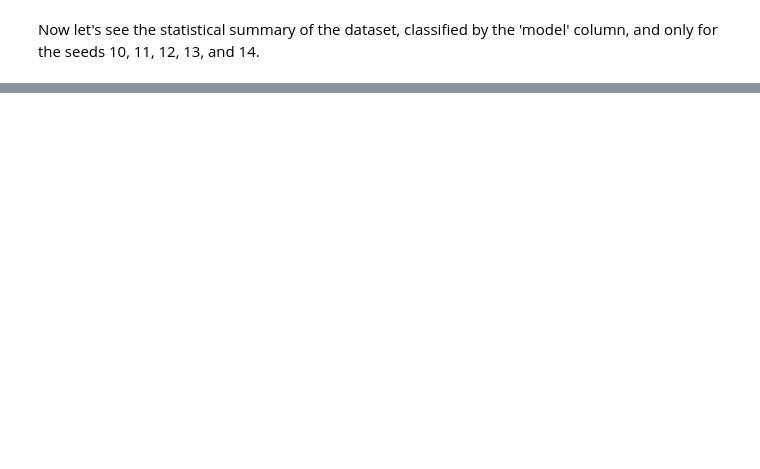
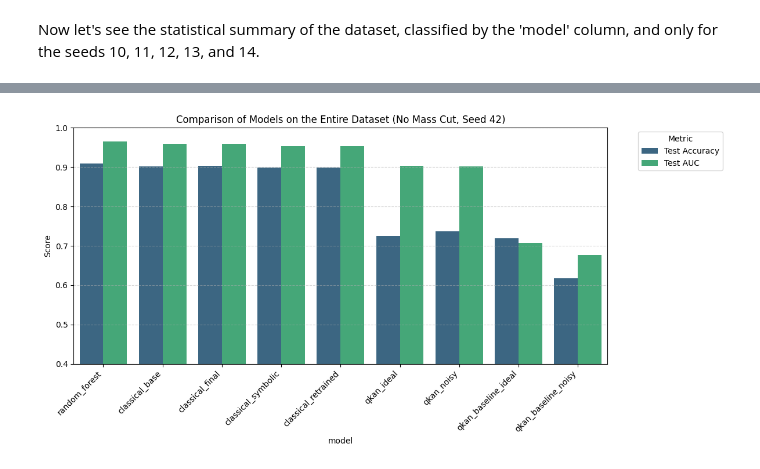
Before and after one commit to Jorge-1501/QKANs-ML4SCI_2026, a Jupyter notebook: notebooks/Results.ipynb, the cells around one changed output, grey strips where cells are left out. Drawn from its saved outputs; the diff is of its cells as text; code cells hidden in the pictures; blank space fills up the shorter version.

```diff
--- a/notebooks/Results.ipynb
+++ b/notebooks/Results.ipynb
@@ -109,0 +399,8 @@ los límites del logit $[-1, 1]$ se mapean exclusivamente dentro del intervalo $
+# %%
+# Filter metrics for the non-mass-cut full dataset run (seed 42)
+df_no_cut = df[df['apply_mass_cut'] == False].reset_index(drop=True)
+
+# Select relevant columns for comparison
+compare_cols = ['model', 'Test Accuracy', 'Test AUC', 'Test F1 Score', 'Test Loss', 'Test Precision', 'Test Recall']
+summary_no_cut = df_no_cut[compare_cols].sort_values(by='Test AUC', ascending=False)
+summary_no_cut
@@ -109,0 +418,22 @@ los límites del logit $[-1, 1]$ se mapean exclusivamente dentro del intervalo $
+# %%
+# Melt the data frame for grouped bar plotting of Accuracy vs AUC
+plot_no_cut_df = pd.melt(
+    summary_no_cut,
+    id_vars=['model'],
+    value_vars=['Test Accuracy', 'Test AUC'],
+    var_name='Metric',
+    value_name='Value'
+)
+
+plt.figure(figsize=(12, 6))
+sns.barplot(data=plot_no_cut_df, x='model', y='Value', hue='Metric', palette='viridis')
+plt.title('Comparison of Models on the Entire Dataset (No Mass Cut, Seed 42)')
+plt.ylabel('Score')
+plt.grid(axis='y', linestyle='--', alpha=0.5)
+plt.ylim(0.4, 1.0)
+plt.xticks(rotation=45, ha='right')
+plt.legend(title='Metric', bbox_to_anchor=(1.05, 1), loc='upper left')
+plt.tight_layout()
+plt.show()
+# %% [output]
+[figure, added]
```
Also changed, not shown: parts of 25 cells of this notebook, 4 other files.
